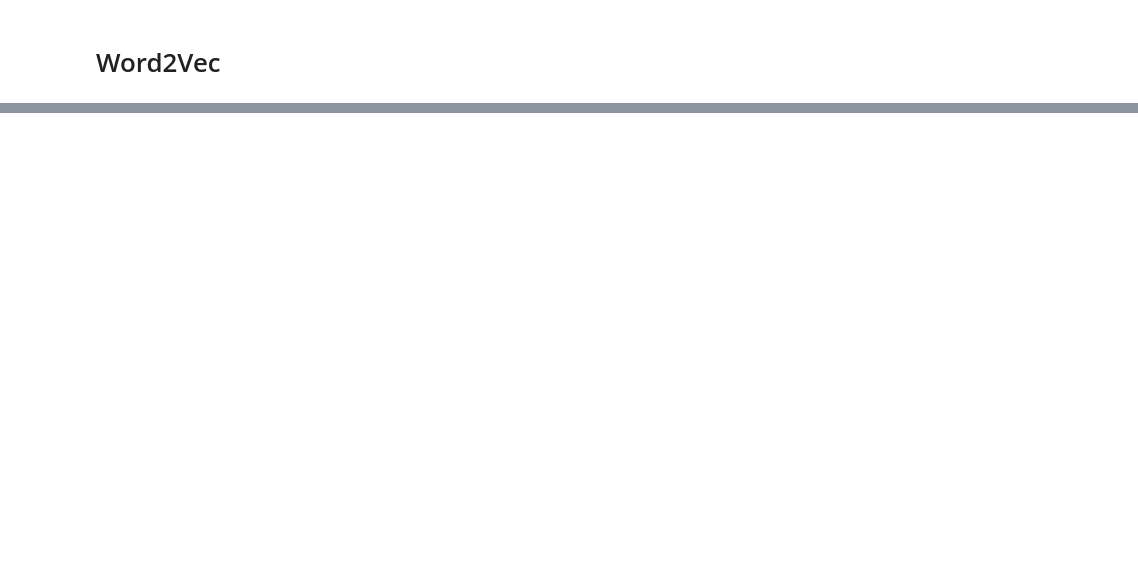
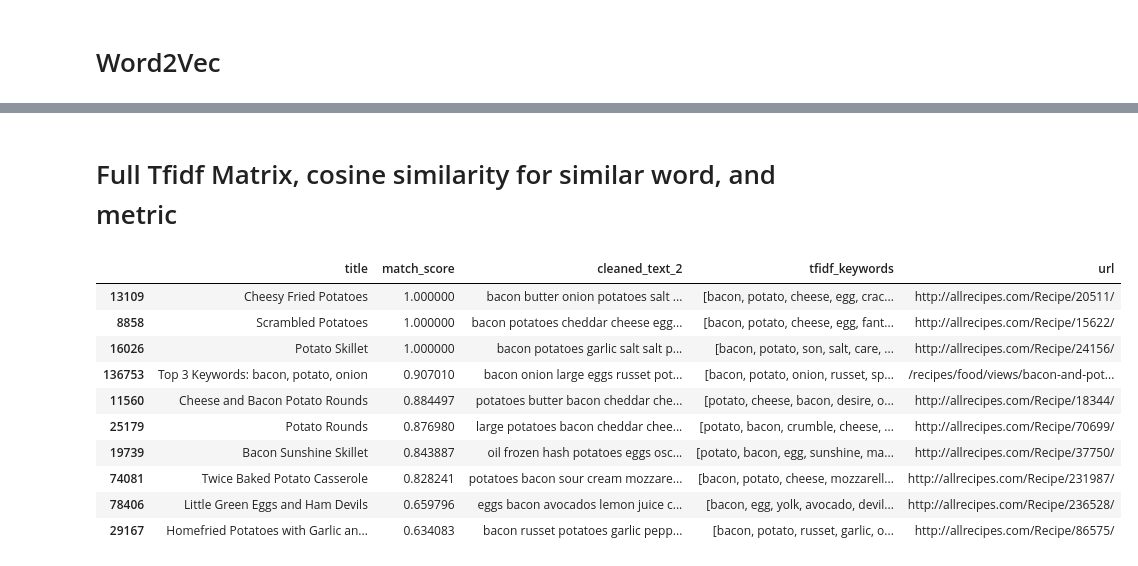
Before and after one commit to CoreyJMiller22791/Thinkful, a Jupyter notebook: Recipe Capstone.ipynb, the cells around one changed output, grey strips where cells are left out. Saved outputs shown, nothing was run; the diff lists cells and outputs as text; code cells hidden in the pictures; blank space fills up the shorter version.

```diff
--- a/Recipe Capstone.ipynb
+++ b/Recipe Capstone.ipynb
@@ -1104,37 +608,73 @@ Time to build tfidf keyword matrix: 13.49815s
+# %% [markdown]
+# Full Tfidf Matrix, cosine similarity for similar word, and metric
 # %%
-def brain_food_3(input_list):
-    ''' Adds additional similar words
-        Keyword matrix built on tfidf keywords'''
+def brain_food_4(input_list):
+    ''' Adds additional similar word tfidf score to input vector
+        Built on full tfidf matrix
+        Adds in metric'''
 
     # Parse into spacy and get lemmas
     tokens = nlp(input_list)
     lemmas = get_lemmas(tokens)
 
     # Input vector needs to match matrix shape
-    input_vec = np.zeros(tfidf_keyword_matrix.shape[1])
+    input_vec = np.zeros(X.shape[1])
 
     # Add most similar word to input vector to increase diversity
     lemmas = lemmas.split()
     similar_to_input = []
+    similar_words = []
     for word in lemmas:
-        similar_to_input.append(w2v.wv.most_similar(word,topn=1)[0][0])
+        try:
+            similar_to_input.append(w2v.wv.most_similar(word,topn=1)[0])
+            similar_words.append(w2v.wv.most_similar(word,topn=1)[0][0])
+        except:
+            pass
 
-    diverse_lemmas = lemmas+similar_to_input
+    diverse_lemmas = lemmas+similar_words
 
-    print("Your keyword ingredients are:\n",diverse_lemmas)
+    #print("Your keyword ingredients are:\n",diverse_lemmas)
 
     # One hot encode input vector
-    for word in diverse_lemmas:
-        input_vec[tfidf_keyword_vocab[word]] += 1
+    for word in lemmas:
+        try:
+            input_vec[vocab[word]] += 1
+        except:
+            pass
+
+    # Add cosine similarities for similar word score
+    for word,score in similar_to_input:
+        try:
+            input_vec[vocab[word]] += score
+        except:
+            pass
 
     # Multiply tfidf matrix by input vector and sum
-    tfidf_keyword_sparse = scipy.sparse.csc_matrix(tfidf_keyword_matrix)
-    similarity = tfidf_keyword_sparse * input_vec
-
+    tfidf_sparse = scipy.sparse.csc_matrix(X)
+    similarity = tfidf_sparse * input_vec
 
     # add to recipe_df
     recipe_df_alias = recipe_df.copy()
     recipe_df_alias['similarity'] = similarity
     recipe_df_alias = recipe_df_alias.sort_values(by='similarity', ascending=False)
+    top_recipes = recipe_df_alias[:10]
 
-    return recipe_df_alias[['title', 'cleaned_text_2', 'tfidf_keywords','url']].head(10)
+    # Calculate metrics
+    top_recipes['match_score'] = top_recipes.tfidf_keywords.apply(lambda scr: recommender_metric(lemmas,scr))
+
+    return top_recipes[['title','match_score', 'cleaned_text_2', 'tfidf_keywords','url']].sort_values(by='match_score',ascending=False)
+
+# Run Function
+brain_food_4('potato cheese bacon eggs')
+# %% [output]
+|  | title | match_score | cleaned_text_2 | tfidf_keywords | url |
+| 13109 | Cheesy Fried Potatoes | 1.000000 | bacon butter onion potatoes salt ... | [bacon, potato, cheese, egg, crac... | http://allrecipes.com/Recipe/20511/ |
+| 8858 | Scrambled Potatoes | 1.000000 | bacon potatoes cheddar cheese egg... | [bacon, potato, cheese, egg, fant... | http://allrecipes.com/Recipe/15622/ |
+| 16026 | Potato Skillet | 1.000000 | bacon potatoes garlic salt salt p... | [bacon, potato, son, salt, care, ... | http://allrecipes.com/Recipe/24156/ |
+| 136753 | Top 3 Keywords: bacon, potato, onion | 0.907010 | bacon onion large eggs russet pot... | [bacon, potato, onion, russet, sp... | /recipes/food/views/bacon-and-pot... |
+| 11560 | Cheese and Bacon Potato Rounds | 0.884497 | potatoes butter bacon cheddar che... | [potato, cheese, bacon, desire, o... | http://allrecipes.com/Recipe/18344/ |
+| 25179 | Potato Rounds | 0.876980 | large potatoes bacon cheddar chee... | [potato, bacon, crumble, cheese, ... | http://allrecipes.com/Recipe/70699/ |
+| 19739 | Bacon Sunshine Skillet | 0.843887 | oil frozen hash potatoes eggs osc... | [potato, bacon, egg, sunshine, ma... | http://allrecipes.com/Recipe/37750/ |
+| 74081 | Twice Baked Potato Casserole | 0.828241 | potatoes bacon sour cream mozzare... | [bacon, potato, cheese, mozzarell... | http://allrecipes.com/Recipe/231987/ |
+| 78406 | Little Green Eggs and Ham Devils | 0.659796 | eggs bacon avocados lemon juice c... | [bacon, egg, yolk, avocado, devil... | http://allrecipes.com/Recipe/236528/ |
+| 29167 | Homefried Potatoes with Garlic an... | 0.634083 | bacon russet potatoes garlic pepp... | [bacon, potato, russet, garlic, o... | http://allrecipes.com/Recipe/86575/ |
```
Also changed, not shown: parts of 76 cells of this notebook.
